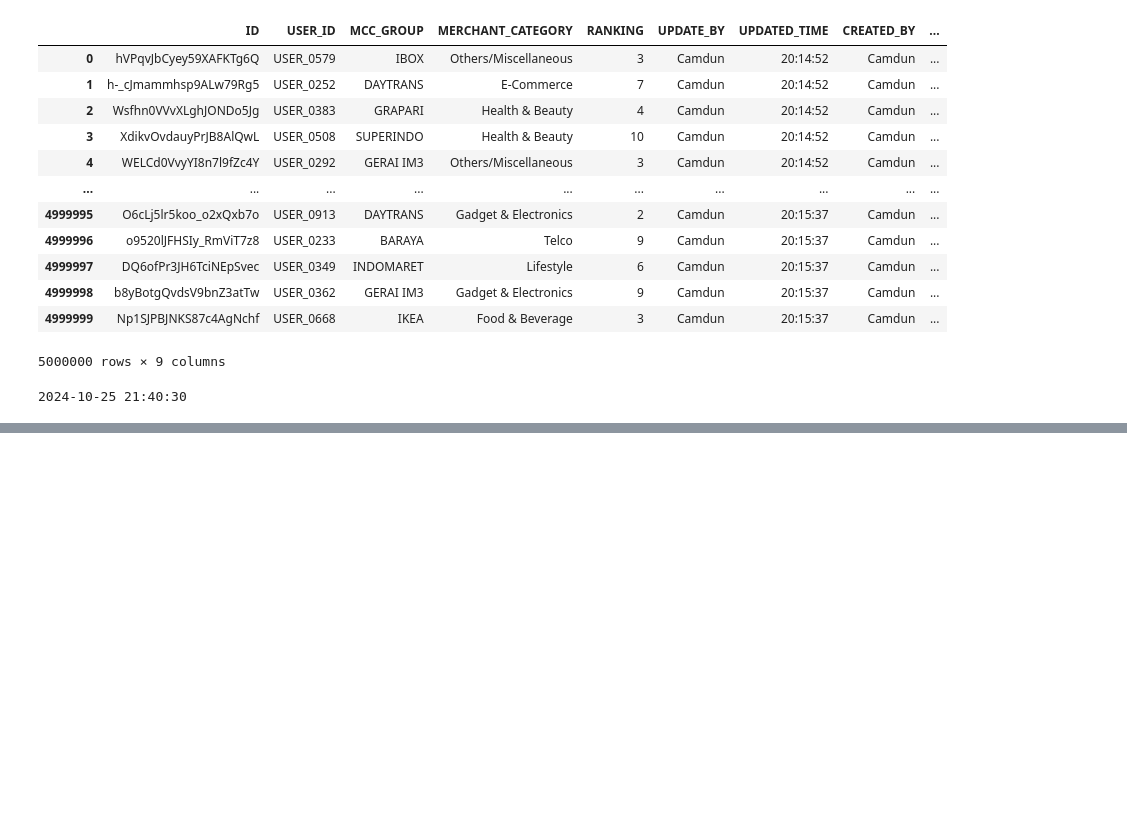
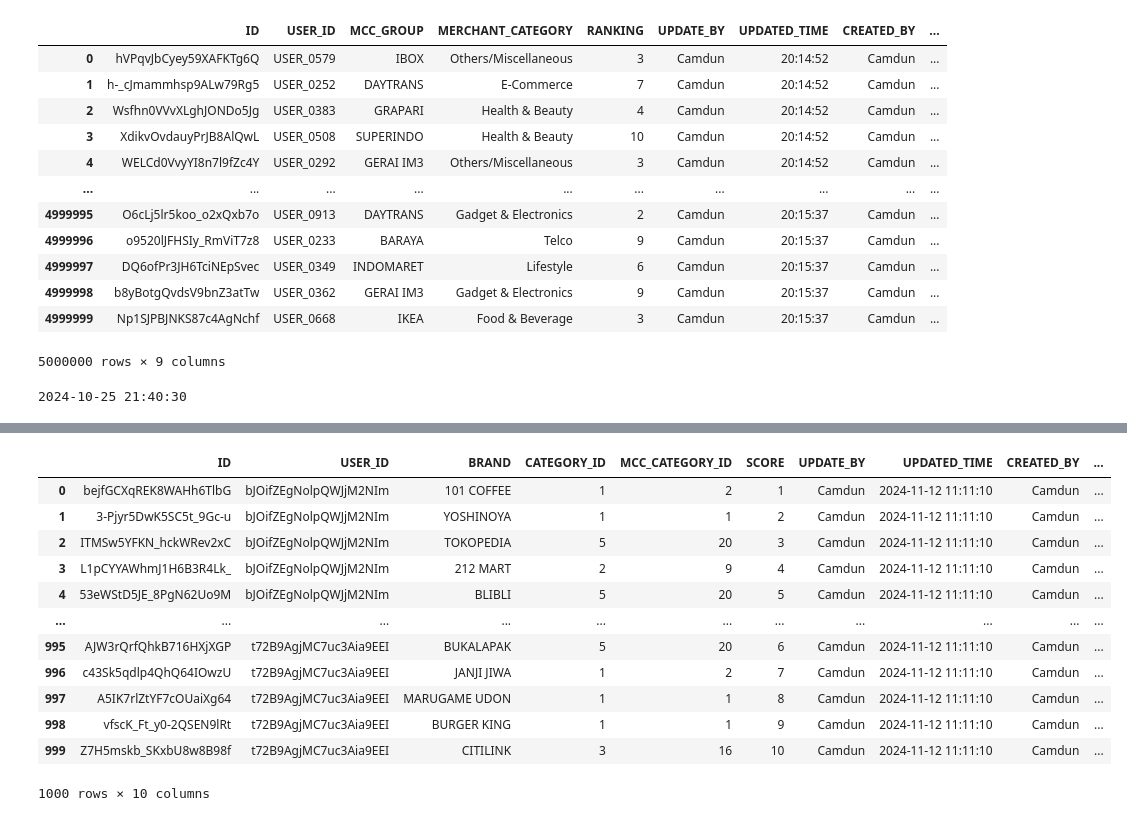
Before and after one commit to chamdan55/promo_project, a Jupyter notebook: generate_data.ipynb, the cells around one changed output, grey strips where cells are left out. Cells and saved outputs as stored; diff of their text form; code cells hidden in the pictures; blank space fills up the shorter version.

```diff
--- a/generate_data.ipynb
+++ b/generate_data.ipynb
@@ -383,0 +457,20 @@ user_properties = user_properties[['ID',
+# %%
+n = int(25e6)
+times = datetime.now().strftime('%Y-%m-%d %H:%M:%S %z')
+
+master_user = pd.DataFrame({
+    'ID'                  : [str(nanoid.generate(size=21)) for _ in range(n)],
+    'GENDER_ID'           : [random.choice(data['GENDER']) for _ in range(n)],
+    'RELIGION_ID'         : [random.choice(data['RELIGION']) for _ in range(n)],
+    'SEGMENTATION_ID'     : [random.choice(data['SEGMENTATION']) for _ in range(n)],
+    'AUM_ID'              : [random.choice(data['AUM']) for _ in range(n)],
+    'ACCOUNT_AGE_ID'      : [random.choice(data['ACCOUNT_AGE']) for _ in range(n)],
+    'TRANSACTION_TIME_ID' : [random.choice(data['TRANSACTION_TIME']) for _ in range(n)],
+    'LOCATION_ID'         : [random.choice(data['LOCATION']) for _ in range(n)],
+    'UPDATE_BY'           : ['Camdun' for _ in range(n)],
+    'UPDATED_TIME'        : [times for _ in range(n)],
+    'CREATED_BY'          : ['Camdun' for _ in range(n)],
+    'CREATED_TIME'        : [times for _ in range(n)]
+})
+
+master_user
@@ -383,0 +491,50 @@ user_properties = user_properties[['ID',
+# %%
+# Generate all combinations of list1 and list2
+combinations = list(itertools.product(master_user['ID'], data['SCORE']))
+
+USER_BRAND_METRICS = pd.DataFrame(combinations, columns=['USER_ID', 'SCORE'])
+n = len(USER_BRAND_METRICS)
+times = datetime.now().strftime('%Y-%m-%d %H:%M:%S %z')
+
+other = {
+    'ID'                : [str(nanoid.generate(size=21)) for _ in range(n)],
+    'UPDATE_BY'         : ['Camdun' for _ in range(n)],
+    'UPDATED_TIME'      : [times for _ in range(n)],
+    'CREATED_BY'        : ['Camdun' for _ in range(n)],
+    'CREATED_TIME'      : [times for _ in range(n)]
+}
+
+brands = [random.choice(brand_df.values) for _ in range(n)]
+
+USER_BRAND_METRICS[['BRAND', 'CATEGORY_ID', 'MCC_CATEGORY_ID']] = brands
+
+
+for key, val in other.items():
+    USER_BRAND_METRICS[key] = other[key]
+
+USER_BRAND_METRICS = USER_BRAND_METRICS[['ID',
+ 'USER_ID',
+ 'BRAND',
+ 'CATEGORY_ID',
+ 'MCC_CATEGORY_ID',
+ 'SCORE',
+ 'UPDATE_BY',
+ 'UPDATED_TIME',
+ 'CREATED_BY',
+ 'CREATED_TIME']]
+
+USER_BRAND_METRICS
+# %% [output]
+|  | ID | USER_ID | BRAND | CATEGORY_ID | MCC_CATEGORY_ID | SCORE | UPDATE_BY | UPDATED_TIME | CREATED_BY | ... |
+| 0 | bejfGCXqREK8WAHh6TlbG | bJOifZEgNolpQWJjM2NIm | 101 COFFEE | 1 | 2 | 1 | Camdun | 2024-11-12 11:11:10 | Camdun | ... |
+| 1 | 3-Pjyr5DwK5SC5t_9Gc-u | bJOifZEgNolpQWJjM2NIm | YOSHINOYA | 1 | 1 | 2 | Camdun | 2024-11-12 11:11:10 | Camdun | ... |
+| 2 | ITMSw5YFKN_hckWRev2xC | bJOifZEgNolpQWJjM2NIm | TOKOPEDIA | 5 | 20 | 3 | Camdun | 2024-11-12 11:11:10 | Camdun | ... |
+| 3 | L1pCYYAWhmJ1H6B3R4Lk_ | bJOifZEgNolpQWJjM2NIm | 212 MART | 2 | 9 | 4 | Camdun | 2024-11-12 11:11:10 | Camdun | ... |
+| 4 | 53eWStD5JE_8PgN62Uo9M | bJOifZEgNolpQWJjM2NIm | BLIBLI | 5 | 20 | 5 | Camdun | 2024-11-12 11:11:10 | Camdun | ... |
+| ... | ... | ... | ... | ... | ... | ... | ... | ... | ... | ... |
+| 995 | AJW3rQrfQhkB716HXjXGP | t72B9AgjMC7uc3Aia9EEI | BUKALAPAK | 5 | 20 | 6 | Camdun | 2024-11-12 11:11:10 | Camdun | ... |
+| 996 | c43Sk5qdlp4QhQ64IOwzU | t72B9AgjMC7uc3Aia9EEI | JANJI JIWA | 1 | 2 | 7 | Camdun | 2024-11-12 11:11:10 | Camdun | ... |
+| 997 | A5IK7rlZtYF7cOUaiXg64 | t72B9AgjMC7uc3Aia9EEI | MARUGAME UDON | 1 | 1 | 8 | Camdun | 2024-11-12 11:11:10 | Camdun | ... |
+| 998 | vfscK_Ft_y0-2QSEN9lRt | t72B9AgjMC7uc3Aia9EEI | BURGER KING | 1 | 1 | 9 | Camdun | 2024-11-12 11:11:10 | Camdun | ... |
+| 999 | Z7H5mskb_SKxbU8w8B98f | t72B9AgjMC7uc3Aia9EEI | CITILINK | 3 | 16 | 10 | Camdun | 2024-11-12 11:11:10 | Camdun | ... |
+1000 rows × 10 columns
```
Also changed, not shown: parts of 24 cells of this notebook, 5 other files.
